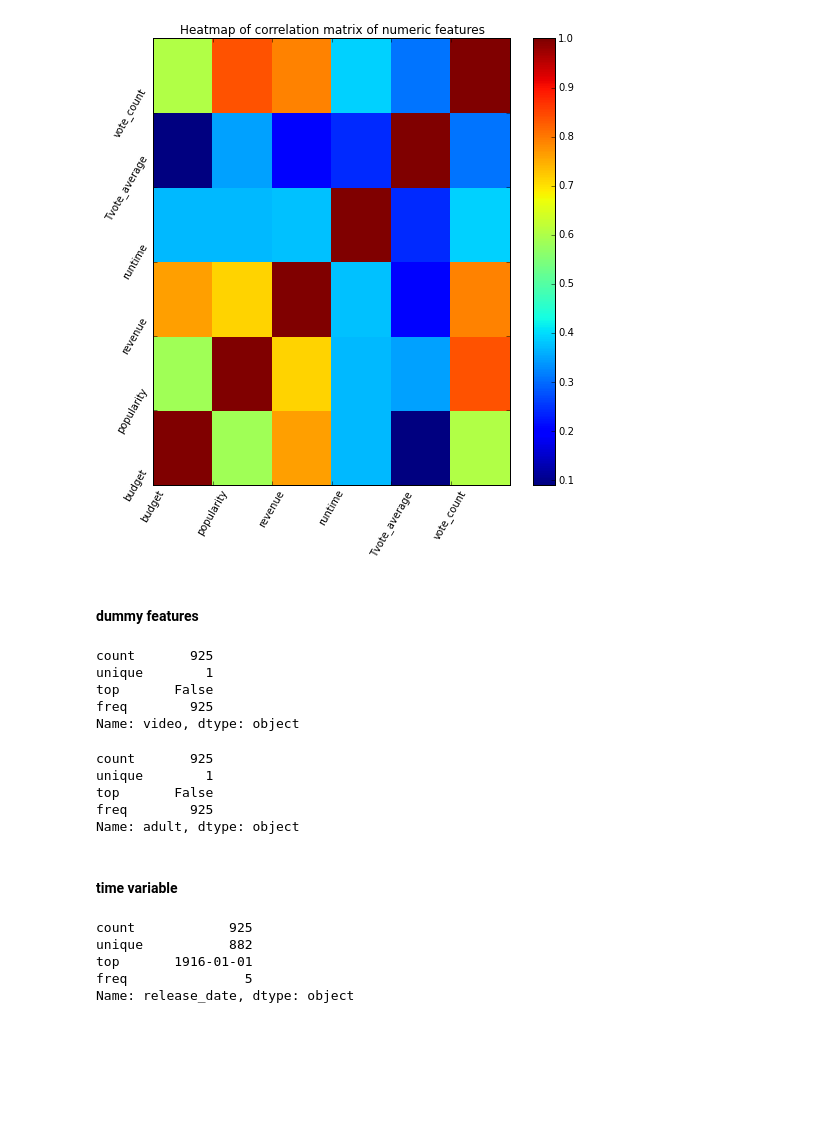
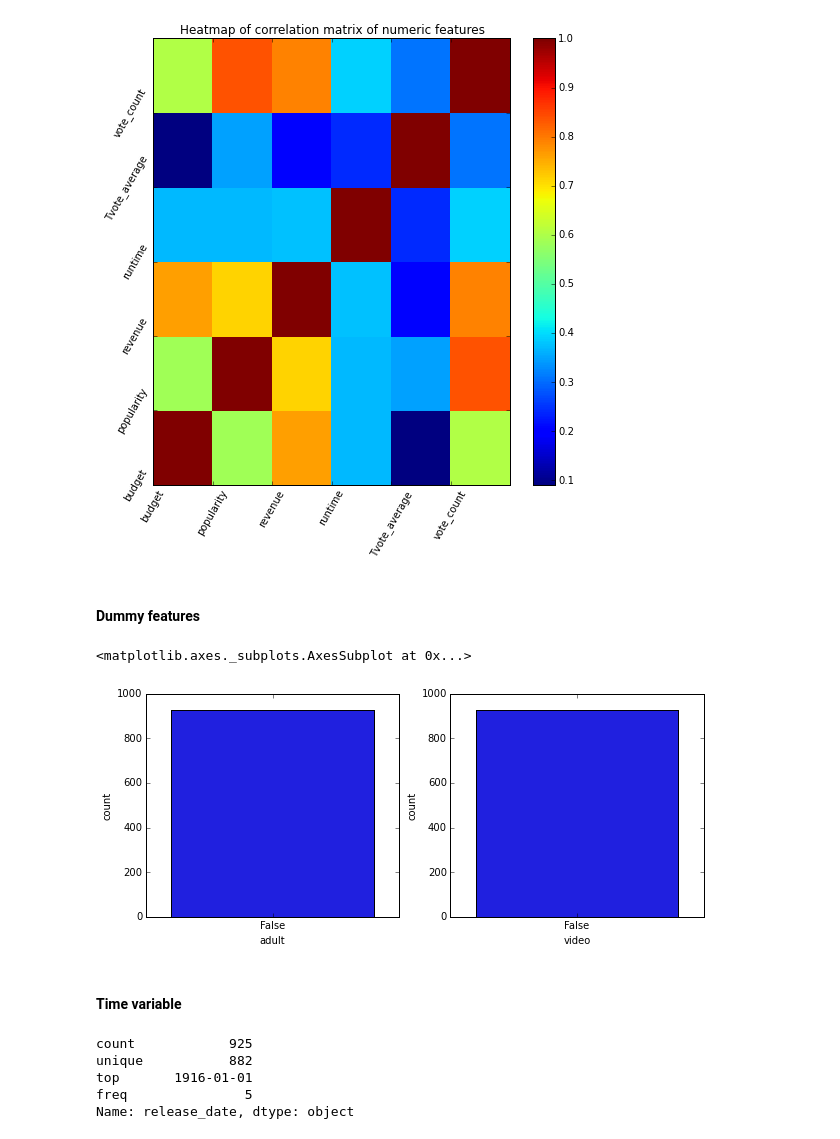
Before and after one commit to chrystalchan-academic/movie_project, a Jupyter notebook: python_notebook/Milestone1_EDA_Ai.ipynb, the cells around one changed output. Saved outputs shown, nothing was run; the diff lists cells and outputs as text; code cells hidden in the pictures; blank space fills up the shorter version.

```diff
--- a/python_notebook/Milestone1_EDA_Ai.ipynb
+++ b/python_notebook/Milestone1_EDA_Ai.ipynb
@@ -270,25 +271,16 @@ plt.show()
 # %% [output]
 [figure]
 # %% [markdown]
-#### dummy features
+#### Dummy features
-# %%
-tmdb_movies['video'].describe()
-# %% [output]
-count       925
-unique        1
-top       False
-freq        925
-Name: video, dtype: object
-# %%
-tmdb_movies['adult'].describe()
-# %% [output]
-count       925
-unique        1
-top       False
-freq        925
-Name: adult, dtype: object
+# %%
+fig, (ax1, ax2) = plt.subplots(1, 2, figsize=(10,4))
+sns.countplot(x = 'adult', data=tmdb_movies, ax=ax1)
+sns.countplot(x = 'video', data=tmdb_movies, ax=ax2)
+# %% [output]
+<matplotlib.axes._subplots.AxesSubplot at 0x...>
+[figure, added]
 # %% [markdown]
-#### time variable
+#### Time variable
 # %%
 tmdb_movies['release_date'].describe()
 # %% [output]
```
Also changed, not shown: parts of 7 cells of this notebook.
